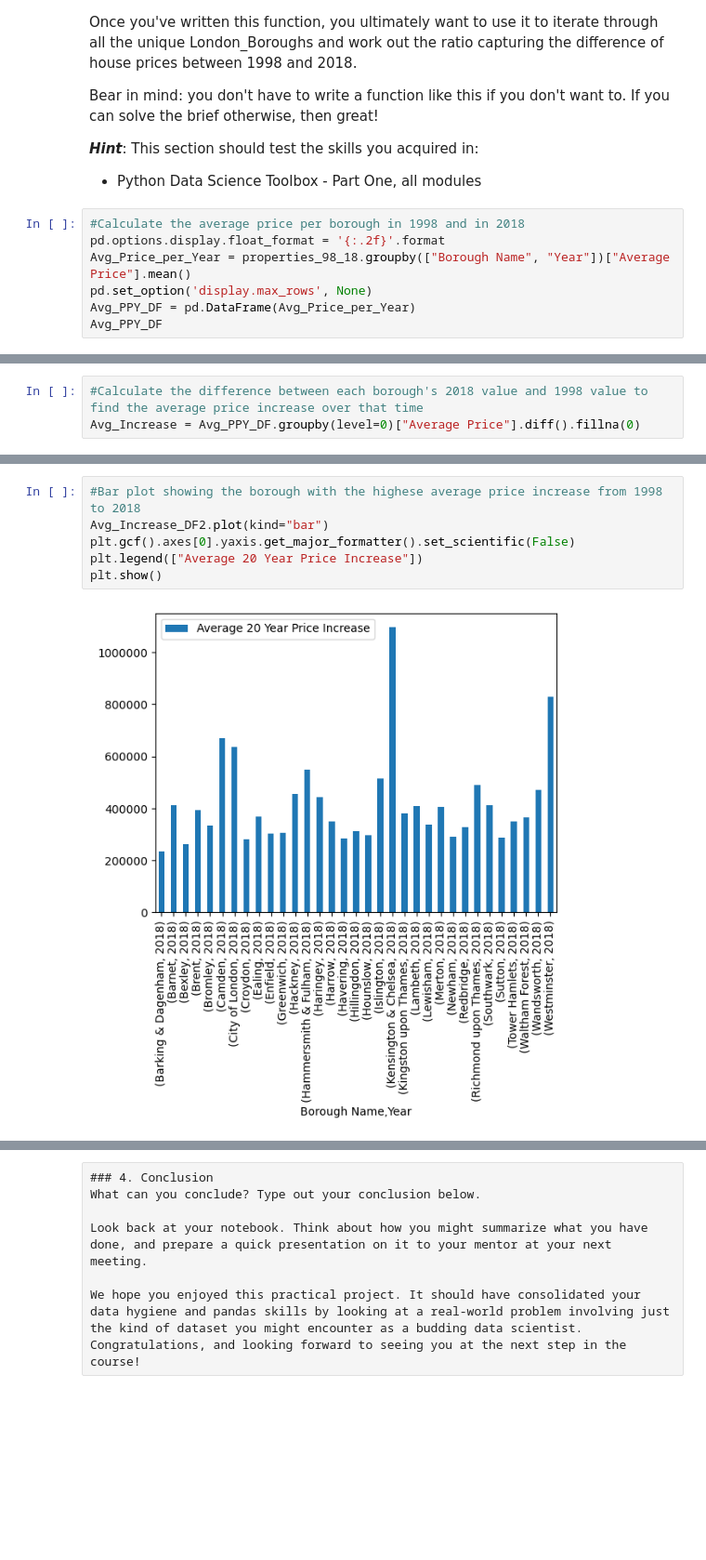
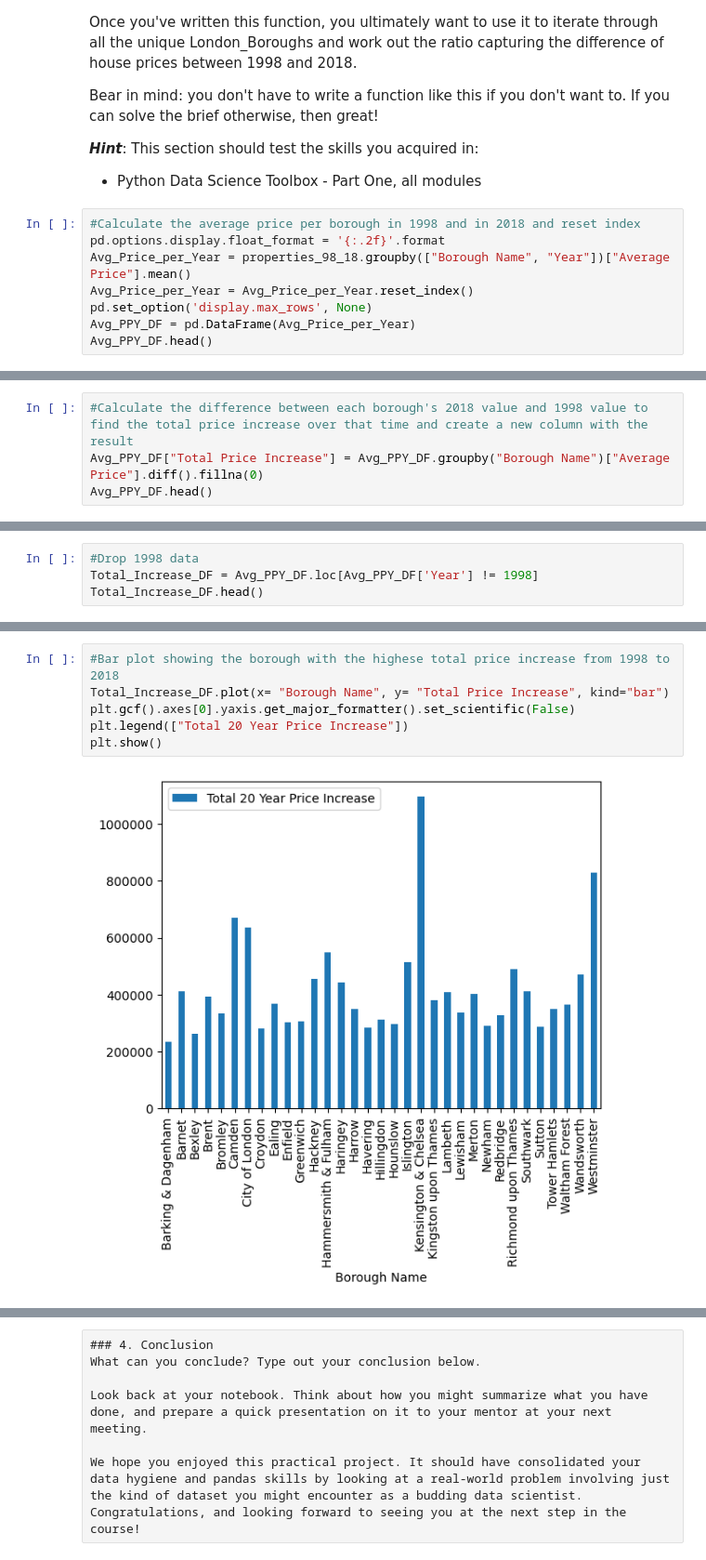
Before and after one commit to Vince-VC/Springboard, a Jupyter notebook: Case Study - London Housing- Tier 3.ipynb, the cells around one changed output, grey strips where cells are left out. Shown at 93% size. Drawn from its saved outputs; the diff is of its cells as text; blank space fills up the shorter version.

```diff
--- a/Case Study - London Housing- Tier 3.ipynb
+++ b/Case Study - London Housing- Tier 3.ipynb
@@ -331,10 +331,11 @@ Bear in mind: you don't have to write a function like this if you don't want to.
 ***Hint***: This section should test the skills you acquired in:
 - Python Data Science Toolbox - Part One, all modules
 # %%
-#Calculate the average price per borough in 1998 and in 2018
+#Calculate the average price per borough in 1998 and in 2018 and reset index
 pd.options.display.float_format = '{:.2f}'.format
 Avg_Price_per_Year = properties_98_18.groupby(["Borough Name", "Year"])["Average Price"].mean()
+Avg_Price_per_Year = Avg_Price_per_Year.reset_index()
 pd.set_option('display.max_rows', None)
 Avg_PPY_DF = pd.DataFrame(Avg_Price_per_Year)
-Avg_PPY_DF
+Avg_PPY_DF.head()
 # %% [output]
@@ -359,3 +348,4 @@ Avg_PPY_DF
 # %%
-#Calculate the difference between each borough's 2018 value and 1998 value to find the average price increase over that time
-Avg_Increase = Avg_PPY_DF.groupby(level=0)["Average Price"].diff().fillna(0)
+#Calculate the difference between each borough's 2018 value and 1998 value to find the total price increase over that time and create a new column with the result
+Avg_PPY_DF["Total Price Increase"] = Avg_PPY_DF.groupby("Borough Name")["Average Price"].diff().fillna(0)
+Avg_PPY_DF.head()
@@ -408,0 +359,4 @@ Avg_Increase_DF2
+# %%
+#Drop 1998 data
+Total_Increase_DF = Avg_PPY_DF.loc[Avg_PPY_DF['Year'] != 1998]
+Total_Increase_DF.head()
@@ -409,8 +370,8 @@ Avg_Increase_DF2
 # %%
-#Bar plot showing the borough with the highese average price increase from 1998 to 2018
-Avg_Increase_DF2.plot(kind="bar")
+#Bar plot showing the borough with the highese total price increase from 1998 to 2018
+Total_Increase_DF.plot(x= "Borough Name", y= "Total Price Increase", kind="bar")
 plt.gcf().axes[0].yaxis.get_major_formatter().set_scientific(False)
-plt.legend(["Average 20 Year Price Increase"])
+plt.legend(["Total 20 Year Price Increase"])
 plt.show()
 # %% [output]
-[figure, old version]
+[figure, new version]
```
Also changed, not shown: parts of 9 cells of this notebook.
